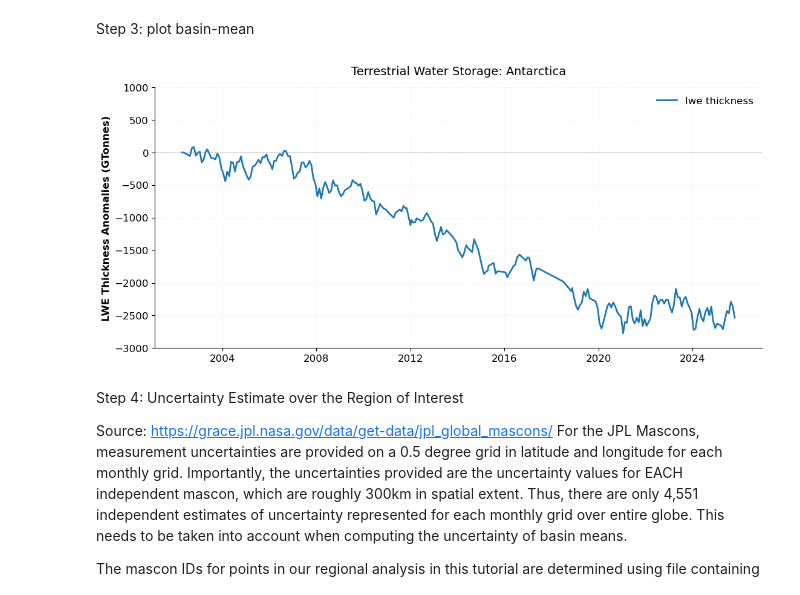
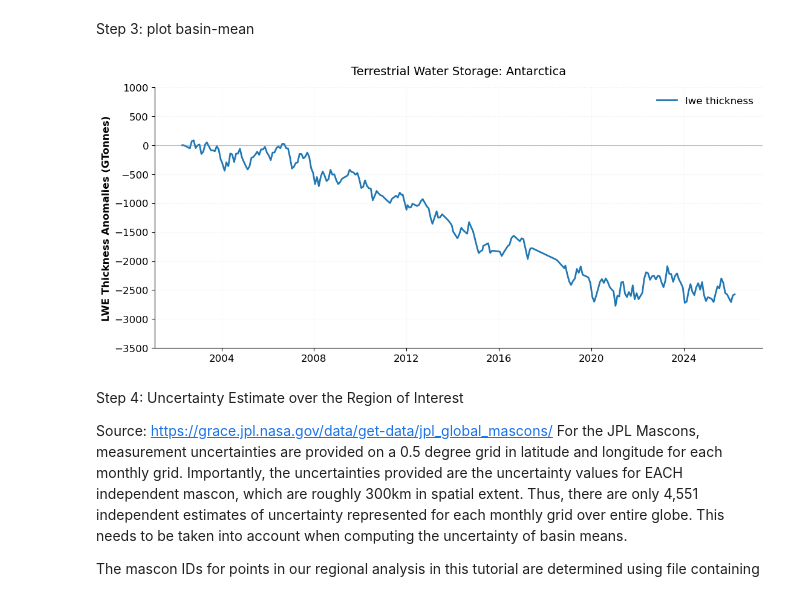
Before and after one commit to NASA-GRACE/GRACE-Analysis-Tutorials, a Jupyter notebook: GRACE_Ice_Sheets_tutorial.ipynb, the cells around one changed output. Saved outputs shown, nothing was run; the diff lists cells and outputs as text; code cells hidden in the pictures.

Commit message:
updated Ocean and Ice sheets tutorials to read latest mascon file from local subdir

```diff
--- a/GRACE_Ice_Sheets_tutorial.ipynb
+++ b/GRACE_Ice_Sheets_tutorial.ipynb
@@ -89,7 +90,13 @@ Step 1: Load GRACE/GRACE-FO data and basin masks
 file_access_type = 'local'
 #file_access_type = 'cloud'
 ShortName_mass = 'TELLUS_GRAC-GRFO_MASCON_CRI_GRID_RL06.1_V3' # PO.DAAC's 'short name' is an identifier for the dataset
-grace_filename ='GRCTellus.JPL.200204_202510.GLO.RL06.3M.MSCNv04CRI.nc' #edit to the filename user wants to read
+grace_file_pattern = r'GRACE_RESOURCES/GRCTellus.JPL.*.nc'
+grace_files = glob.glob(grace_file_pattern)
+if grace_files:
+    grace_filename = max(grace_files)
+else:
+    print("No matching files found in the directory.")
+print(grace_filename)
 
 start_date = "2002-04-01"
 end_date = "none" #yyyy-mm-dd (eg. "2024-09-30") or set as none to read from filename upto the last available month
@@ -105,8 +112,6 @@ if end_date == 'none':
     end_date = datetime(year,month,day).strftime("%Y-%m-%d")
 print(end_date)
 
-# download the GRACE mascon dataset and use the absolute path in next line where it is kept in local file system
-full_filename = 'GRACE_RESOURCES/' + grace_filename
 mask_filename = 'GRACE_RESOURCES/' + 'jpl_msc3d_gris_ais_masks.nc'
 
 mask_datset = xr.open_dataset((mask_filename))
@@ -142,13 +148,14 @@ output_filename = f"{mask_str}_mass_{start_yearmonth}_{end_yearmonth}.txt"
 if file_access_type.lower() == 'local':
     print("Reading GRACE mascon dataset from local disk")
     try:
-        dataset = xr.open_dataset((full_filename))
+        dataset = xr.open_dataset((grace_filename))
     except FileNotFoundError:
         print('Error: The file does not exist.')
 elif file_access_type.lower() == "cloud":
     print("Reading GRACE mascon dataset from PODAAC Cloud")
     import s3fs
-    dataset=grace_func.read_grace_dataset(ShortName_mass,grace_filename)
+    grace_nc_file = os.path.basename(grace_filename)
+    dataset = grace_func.read_grace_dataset(ShortName_mass,grace_nc_file)
 else:
     print("Unknown file access type.")
 # %% [output]
@@ -217,36 +224,36 @@ if mask_str == 'greenland':
     ymin = -6500
     ymax = 1000
 elif mask_str == 'antarctica':
-    ymin = -3000
+    ymin = -3500
     ymax = 1000
 
 
 timesteps = dataset["time"].sel(
     time=slice(start_date, end_date)).values
 plot_title_str = 'Terrestrial Water Storage: ' + mask_str.capitalize()
 
 # plot monthly timeseries (#ref: https://unidata.github.io/python-training/workshop/Time_Series/basic-time-series-plotting/)
 xmin = timesteps[0]
 xmax = timesteps[-1]
 yticks = np.arange(ymin, ymax+1,2)
 
 plt.rc('font', size=12)
 fig, ax = plt.subplots(figsize=(11, 5), constrained_layout=True)
 # Specify how our lines should look
 ax.plot(timesteps, regional_timeseries, color='tab:blue', label='lwe thickness',lw=2)
 ax.axhline(y=0.0, color='gray', linestyle='-', linewidth=0.8, alpha=0.5)
 
 ax.set_ylabel('LWE Thickness Anomalies (GTonnes)', fontweight='bold')
 ax.set_title(plot_title_str, fontsize=14, pad=15)
 #ax.legend(loc='upper left');
 ax.set_ylim([ymin, ymax])
 ax.spines['top'].set_visible(False)
 ax.spines['right'].set_visible(False)
 ax.grid(alpha=0.2, linestyle=':')
 ax.legend(loc='best', frameon=False)
 fig.savefig(f"{mask_str}_lineplot.png",dpi=300)
 # %% [output]
-[figure, old version]
+[figure, new version]
 # %%
 timesteps_temp = [np.datetime64(i) for i in timesteps]
 timesteps_datetime = pd.to_datetime(timesteps_temp)
```
Also changed, not shown: parts of 6 cells of this notebook, 2 other files.
